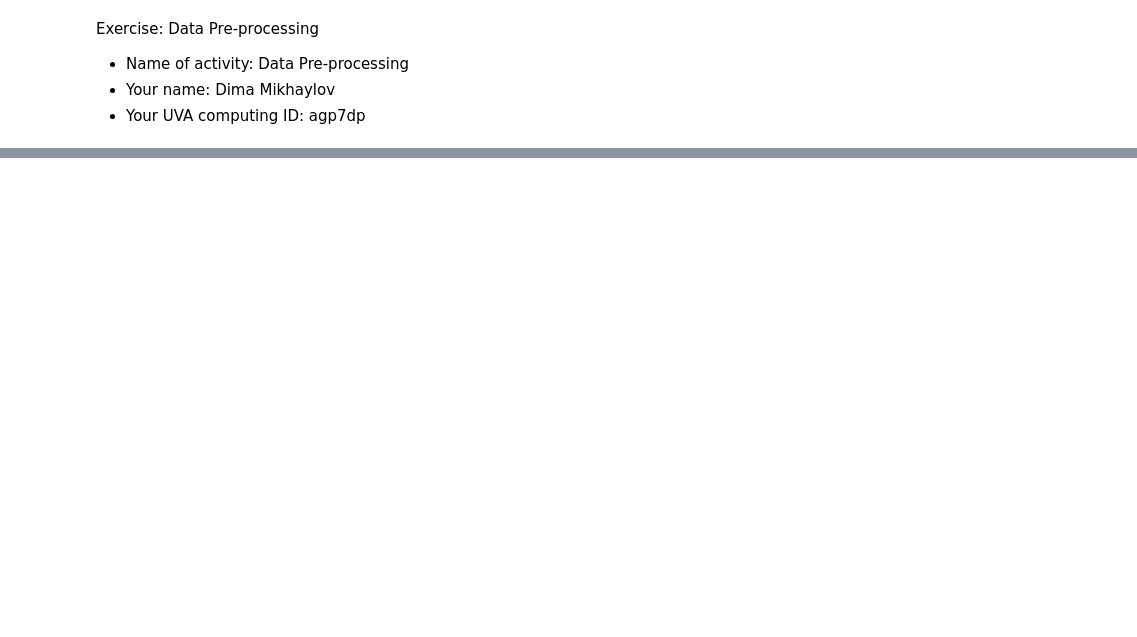
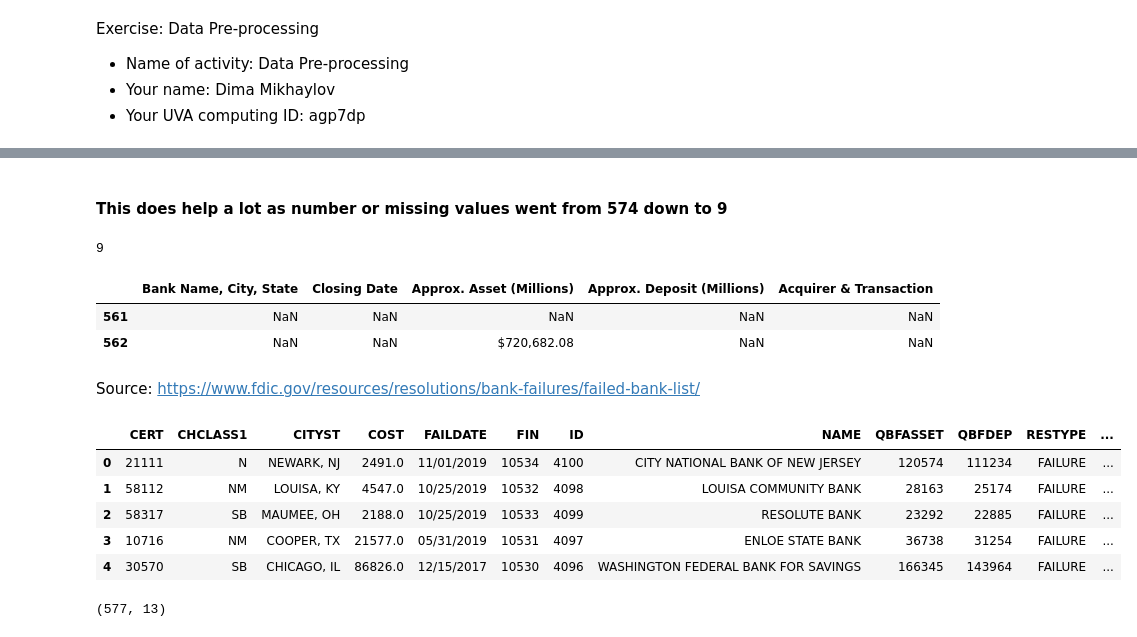
Before and after one commit to allaccountstaken/best_of_Python, a Jupyter notebook: M8/Exercise_DataPreprocessing.ipynb, the cells around one changed output, grey strips where cells are left out. Drawn from its saved outputs; the diff is of its cells as text; code cells hidden in the pictures; blank space fills up the shorter version.

```diff
--- a/M8/Exercise_DataPreprocessing.ipynb
+++ b/M8/Exercise_DataPreprocessing.ipynb
@@ -10,0 +109,29 @@ UnicodeDecodeError: 'utf-8' codec can't decode byte 0xa0 in position 0: invalid
+# %% [markdown]
+#### This does help a lot as number or missing values went from 574 down to 9
+# %%
+df.isnull().sum().sum()
+# %% [output]
+9
+# %%
+df_nulls = df[df.isnull().any(axis=1)]
+df_nulls
+# %% [output]
+|  | Bank Name, City, State | Closing Date | Approx. Asset (Millions) | Approx. Deposit (Millions) | Acquirer & Transaction |
+| 561 | NaN | NaN | NaN | NaN | NaN |
+| 562 | NaN | NaN | $720,682.08 | NaN | NaN |
+# %% [markdown]
+Source: https://www.fdic.gov/resources/resolutions/bank-failures/failed-bank-list/
+# %%
+data = pd.read_csv('failed_banks.csv')
+data.head()
+# %% [output]
+|  | CERT | CHCLASS1 | CITYST | COST | FAILDATE | FIN | ID | NAME | QBFASSET | QBFDEP | RESTYPE | ... |
+| 0 | 21111 | N | NEWARK, NJ | 2491.0 | 11/01/2019 | 10534 | 4100 | CITY NATIONAL BANK OF NEW JERSEY | 120574 | 111234 | FAILURE | ... |
+| 1 | 58112 | NM | LOUISA, KY | 4547.0 | 10/25/2019 | 10532 | 4098 | LOUISA COMMUNITY BANK | 28163 | 25174 | FAILURE | ... |
+| 2 | 58317 | SB | MAUMEE, OH | 2188.0 | 10/25/2019 | 10533 | 4099 | RESOLUTE BANK | 23292 | 22885 | FAILURE | ... |
+| 3 | 10716 | NM | COOPER, TX | 21577.0 | 05/31/2019 | 10531 | 4097 | ENLOE STATE BANK | 36738 | 31254 | FAILURE | ... |
+| 4 | 30570 | SB | CHICAGO, IL | 86826.0 | 12/15/2017 | 10530 | 4096 | WASHINGTON FEDERAL BANK FOR SAVINGS | 166345 | 143964 | FAILURE | ... |
+# %%
+data.shape
+# %% [output]
+(577, 13)
```
Also changed, not shown: parts of 22 cells of this notebook, 7 other files.
